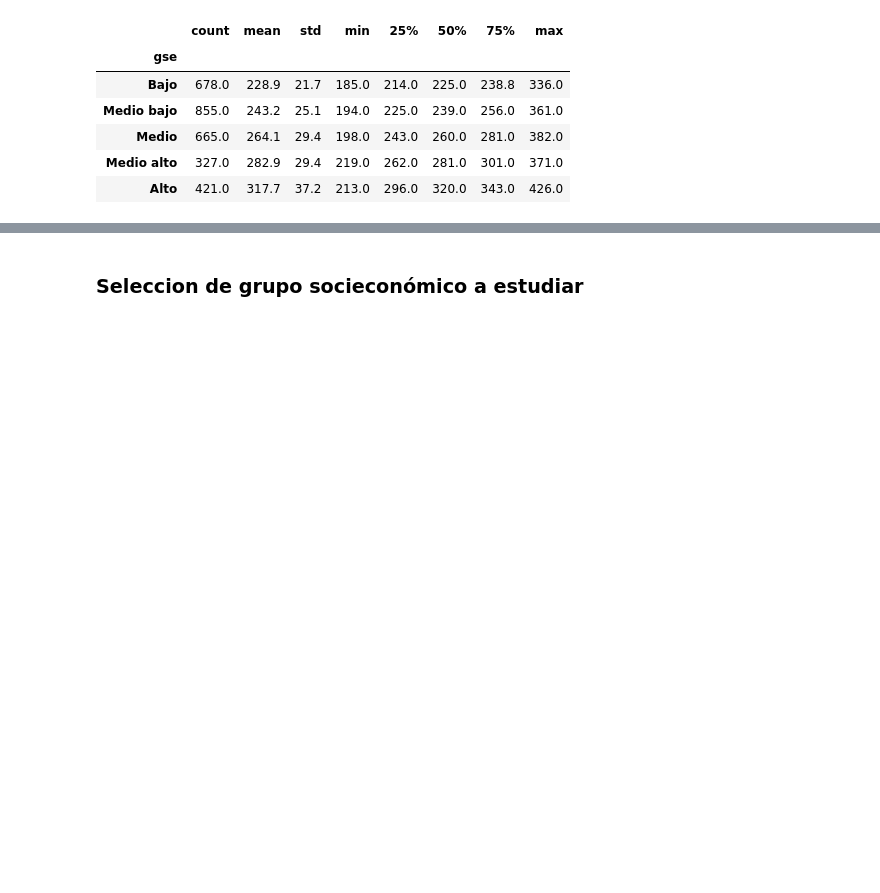
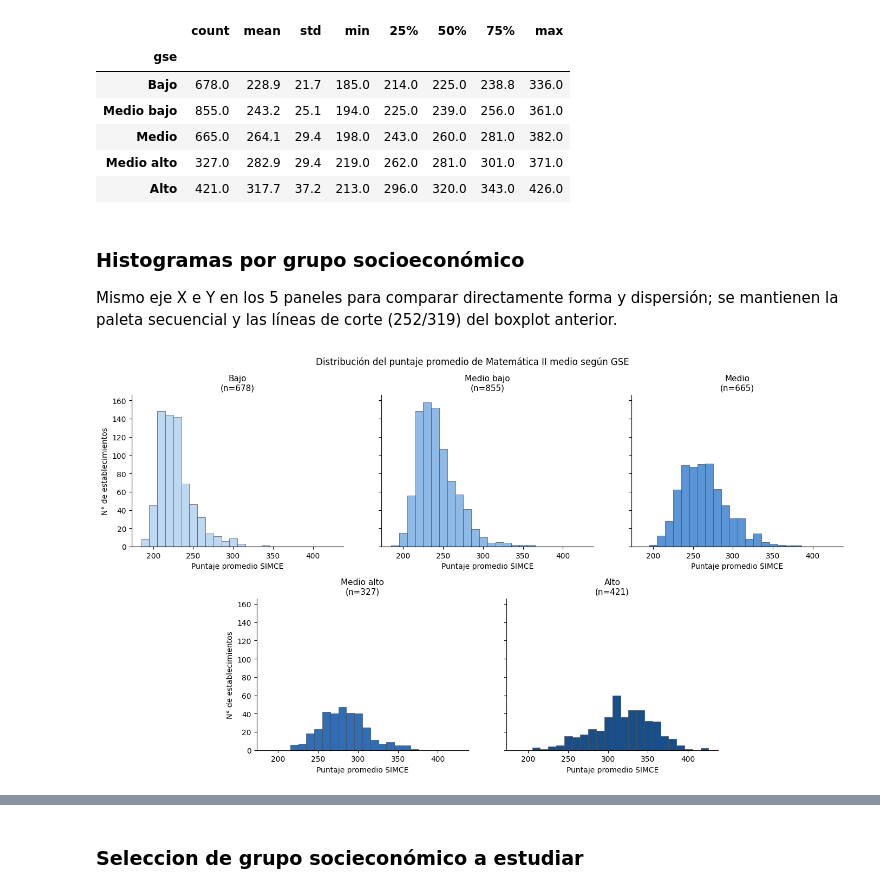
Before and after one commit to vcanalesg/dcc_taller_proyecto_g4, a Jupyter notebook: EDAyPreprocesamiento_01.ipynb, the cells around one changed output, grey strips where cells are left out. Saved outputs shown, nothing was run; the diff lists cells and outputs as text; code cells hidden in the pictures; blank space fills up the shorter version.

Commit message:
se agregan graficos para presentacion

```diff
--- a/EDAyPreprocesamiento_01.ipynb
+++ b/EDAyPreprocesamiento_01.ipynb
@@ -241,3 +241,39 @@ base_simce.groupby("gse")["prom_mate2m_rbd"].describe().reindex(orden_gse).round
 | Medio | 665.0 | 264.1 | 29.4 | 198.0 | 243.0 | 260.0 | 281.0 | 382.0 |
 | Medio alto | 327.0 | 282.9 | 29.4 | 219.0 | 262.0 | 281.0 | 301.0 | 371.0 |
 | Alto | 421.0 | 317.7 | 37.2 | 213.0 | 296.0 | 320.0 | 343.0 | 426.0 |
+# %% [markdown]
+### Histogramas por grupo socioeconómico
+
+Mismo eje X e Y en los 5 paneles para comparar directamente forma y dispersión; se mantienen la paleta secuencial y las líneas de corte (252/319) del boxplot anterior.
+# %%
+# Histogramas del puntaje promedio de Matemática por grupo socioeconómico
+# 3 paneles arriba, 2 abajo (centrados)
+bins = np.linspace(base_simce["prom_mate2m_rbd"].min(), base_simce["prom_mate2m_rbd"].max(), 25)
+
+fig = plt.figure(figsize=(14, 8))
+gs = fig.add_gridspec(2, 6)
+ax0 = fig.add_subplot(gs[0, 0:2])
+ax1 = fig.add_subplot(gs[0, 2:4], sharex=ax0, sharey=ax0)
+ax2 = fig.add_subplot(gs[0, 4:6], sharex=ax0, sharey=ax0)
+ax3 = fig.add_subplot(gs[1, 1:3], sharex=ax0, sharey=ax0)
+ax4 = fig.add_subplot(gs[1, 3:5], sharex=ax0, sharey=ax0)
+axes = [ax0, ax1, ax2, ax3, ax4]
+
+for ax, g, color in zip(axes, orden_gse, colores_gse):
+    serie = base_simce.loc[base_simce["gse"] == g, "prom_mate2m_rbd"]
+    etiqueta = f"{g}\n(n={len(serie)})"
+    ax.hist(serie, bins=bins, color=color, edgecolor="#4d4d4d", linewidth=0.5)
+    ax.set_title(etiqueta, fontsize=11)
+    ax.spines[["top", "right"]].set_visible(False)
+    ax.set_xlabel("Puntaje promedio SIMCE")
+
+for ax in [ax1, ax2, ax4]:
+    ax.tick_params(labelleft=False)
+ax0.set_ylabel("N° de establecimientos")
+ax3.set_ylabel("N° de establecimientos")
+
+fig.suptitle("Distribución del puntaje promedio de Matemática II medio según GSE", y=0.98)
+plt.tight_layout()
+plt.show()
+# %% [output]
+[figure, added]
```
Also changed, not shown: parts of 6 cells of this notebook, 5 other files.
